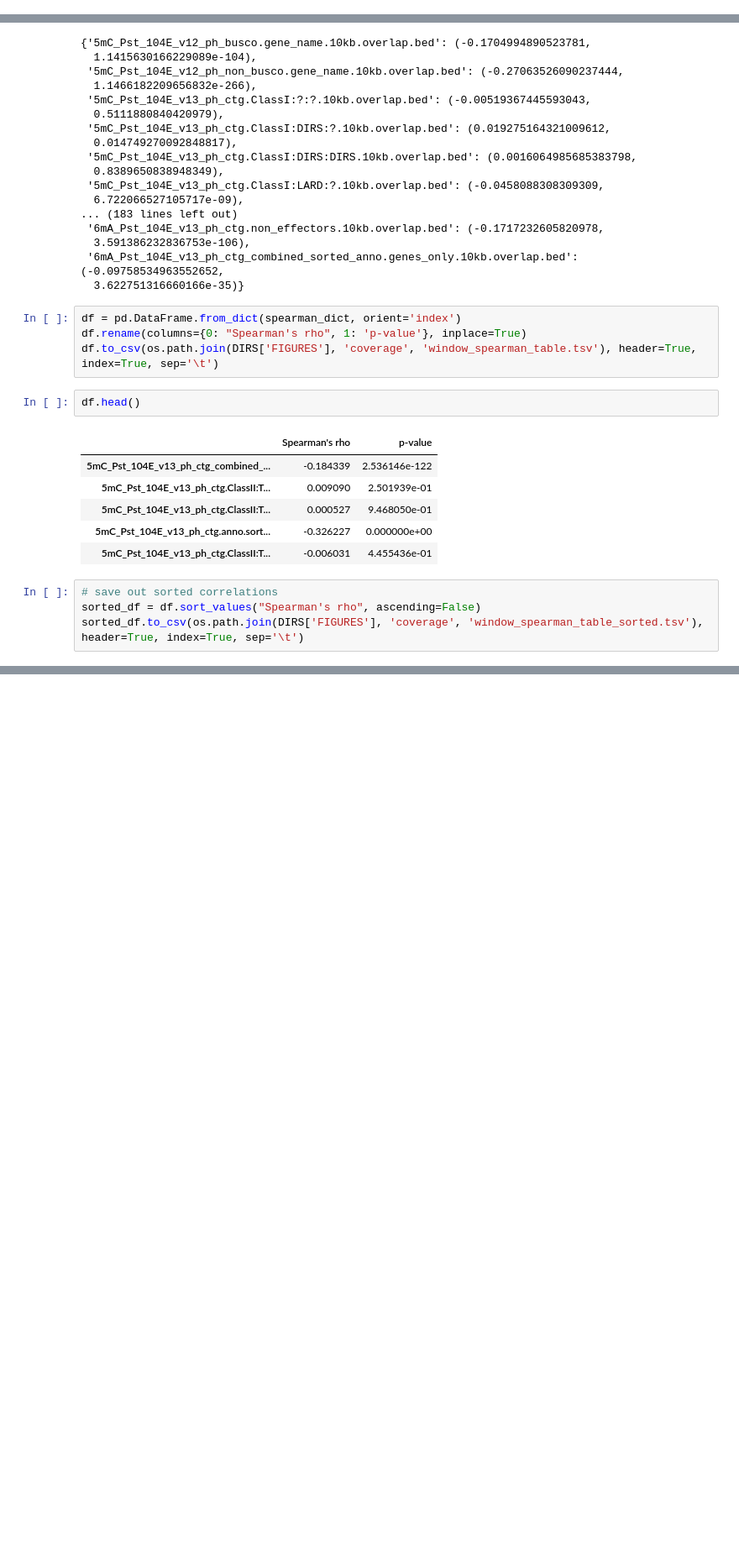
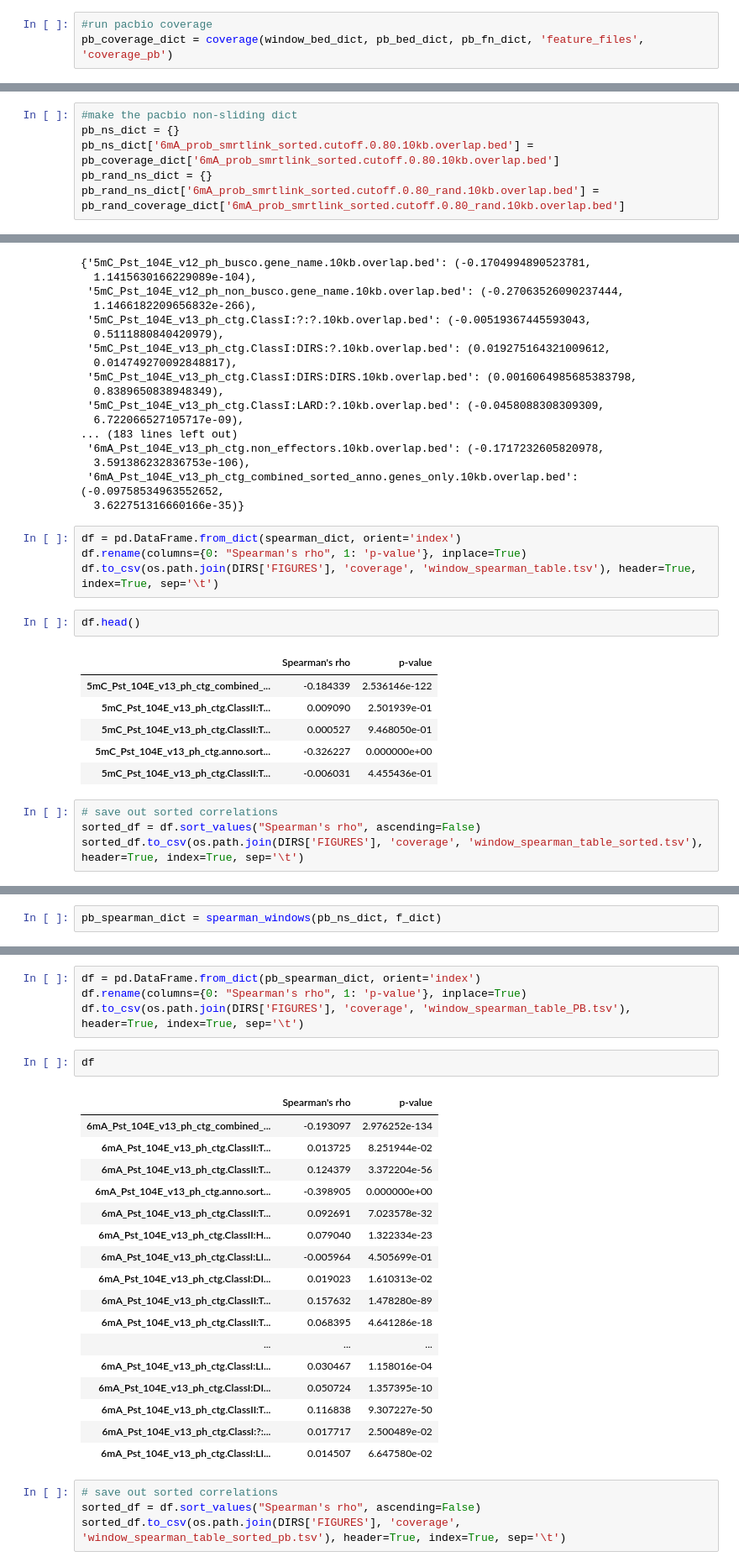
Before and after one commit to AnjuniPeiris/Honours_year, a Jupyter notebook: fisher/methylation/4_5_Window_coverage_analysis.ipynb, the cells around one changed output, grey strips where cells are left out. Shown at 84% size. Saved outputs shown, nothing was run; the diff lists cells and outputs as text; blank space fills up the shorter version.

Commit message:
Ran window coverage for pb 6mA data. 20/10/2018.

```diff
--- a/fisher/methylation/4_5_Window_coverage_analysis.ipynb
+++ b/fisher/methylation/4_5_Window_coverage_analysis.ipynb
@@ -622,0 +580,3 @@ te_coverage_dict = coverage(window_bed_dict, te_bed_dict, te_fn_dict, 'feature_f
+# %%
+#run pacbio coverage
+pb_coverage_dict = coverage(window_bed_dict, pb_bed_dict, pb_fn_dict, 'feature_files', 'coverage_pb')
@@ -636,6 +618,12 @@ def separate_sliding_windows(input_dict, string):
 # %%
 rand_s_dict, rand_ns_dict = separate_sliding_windows(rand_coverage_dict, '_s2kb.overlap.bed')
 feature_s_dict, feature_ns_dict = separate_sliding_windows(feature_coverage_dict, '_s2kb.overlap.bed')
+# %%
+#make the pacbio non-sliding dict
+pb_ns_dict = {}
+pb_ns_dict['6mA_prob_smrtlink_sorted.cutoff.0.80.10kb.overlap.bed'] = pb_coverage_dict['6mA_prob_smrtlink_sorted.cutoff.0.80.10kb.overlap.bed']
+pb_rand_ns_dict = {}
+pb_rand_ns_dict['6mA_prob_smrtlink_sorted.cutoff.0.80_rand.10kb.overlap.bed'] = pb_rand_coverage_dict['6mA_prob_smrtlink_sorted.cutoff.0.80_rand.10kb.overlap.bed']
 # %%
 def coverage_wilcoxon(obs_df_dict, exp_df_dict, obs_slice, exp_slice):
     """This function returns a dictionary of chi square statistic and p-value for a test of observed and randomised sites."""
@@ -1088,0 +805,2 @@ Overall, very weak correlations between methylation and key features in the geno
+# %%
+pb_spearman_dict = spearman_windows(pb_ns_dict, f_dict)
@@ -1088,0 +827,28 @@ Overall, very weak correlations between methylation and key features in the geno
+# %%
+df = pd.DataFrame.from_dict(pb_spearman_dict, orient='index')
+df.rename(columns={0: "Spearman's rho", 1: 'p-value'}, inplace=True)
+df.to_csv(os.path.join(DIRS['FIGURES'], 'coverage', 'window_spearman_table_PB.tsv'), header=True, index=True, sep='\t')
+# %%
+df
+# %% [output]
+|  | Spearman's rho | p-value |
+| 6mA_Pst_104E_v13_ph_ctg_combined_... | -0.193097 | 2.976252e-134 |
+| 6mA_Pst_104E_v13_ph_ctg.ClassII:T... | 0.013725 | 8.251944e-02 |
+| 6mA_Pst_104E_v13_ph_ctg.ClassII:T... | 0.124379 | 3.372204e-56 |
+| 6mA_Pst_104E_v13_ph_ctg.anno.sort... | -0.398905 | 0.000000e+00 |
+| 6mA_Pst_104E_v13_ph_ctg.ClassII:T... | 0.092691 | 7.023578e-32 |
+| 6mA_Pst_104E_v13_ph_ctg.ClassII:H... | 0.079040 | 1.322334e-23 |
+| 6mA_Pst_104E_v13_ph_ctg.ClassI:LI... | -0.005964 | 4.505699e-01 |
+| 6mA_Pst_104E_v13_ph_ctg.ClassI:DI... | 0.019023 | 1.610313e-02 |
+| 6mA_Pst_104E_v13_ph_ctg.ClassII:T... | 0.157632 | 1.478280e-89 |
+| 6mA_Pst_104E_v13_ph_ctg.ClassII:T... | 0.068395 | 4.641286e-18 |
+| ... | ... | ... |
+| 6mA_Pst_104E_v13_ph_ctg.ClassI:LI... | 0.030467 | 1.158016e-04 |
+| 6mA_Pst_104E_v13_ph_ctg.ClassI:DI... | 0.050724 | 1.357395e-10 |
+| 6mA_Pst_104E_v13_ph_ctg.ClassII:T... | 0.116838 | 9.307227e-50 |
+| 6mA_Pst_104E_v13_ph_ctg.ClassI:?:... | 0.017717 | 2.500489e-02 |
+| 6mA_Pst_104E_v13_ph_ctg.ClassI:LI... | 0.014507 | 6.647580e-02 |
+# %%
+# save out sorted correlations
+sorted_df = df.sort_values("Spearman's rho", ascending=False)
+sorted_df.to_csv(os.path.join(DIRS['FIGURES'], 'coverage', 'window_spearman_table_sorted_pb.tsv'), header=True, index=True, sep='\t')
```
Also changed, not shown: parts of 78 cells of this notebook.
